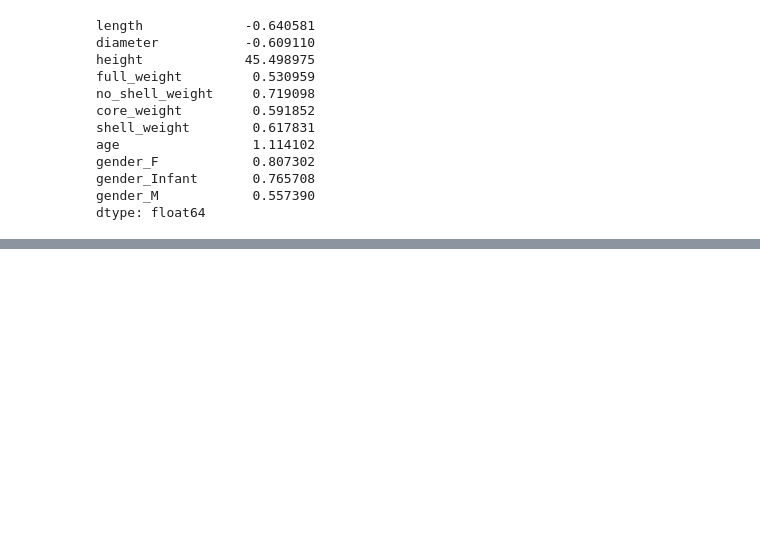
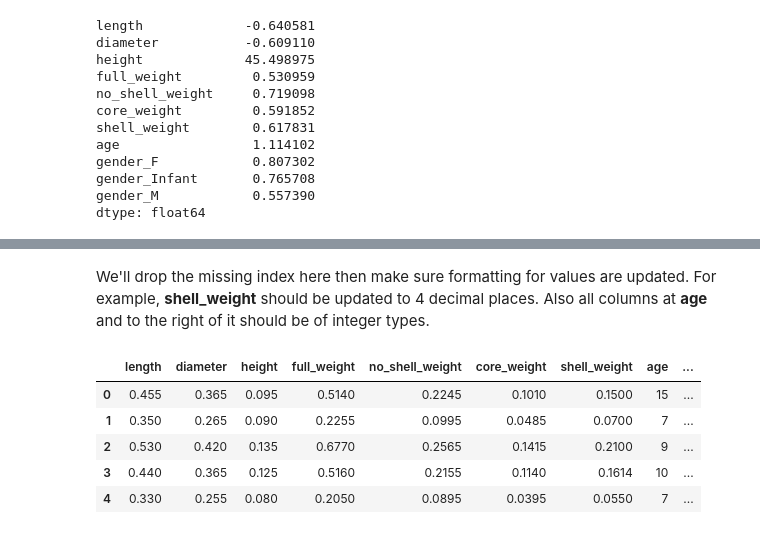
Before and after one commit to check4ismail/cs-502-predictive, a Jupyter notebook: assignment_6_snail_size/Assignment 6 - Snail Size.ipynb, the cells around one changed output, grey strips where cells are left out. Cells and saved outputs as stored; diff of their text form; code cells hidden in the pictures; blank space fills up the shorter version.

```diff
--- a/assignment_6_snail_size/Assignment 6 - Snail Size.ipynb
+++ b/assignment_6_snail_size/Assignment 6 - Snail Size.ipynb
@@ -161,0 +229,21 @@ dtype: float64
+# %% [markdown]
+We'll drop the missing index here then make sure formatting for values are updated. For example, **shell_weight** should be updated to 4 decimal places. Also all columns at **age** and to the right of it should be of integer types.
+# %%
+temp_df.drop(index=237, inplace=True)
+all_missing_indexes.drop(237)
+
+temp_df['shell_weight'] = temp_df['shell_weight'].apply(lambda x: np.round(x, decimals=4))
+temp_df['age'] = temp_df['age'].astype(int)
+temp_df['gender_F'] = temp_df['gender_F'].astype(int)
+temp_df['gender_Infant'] = temp_df['gender_Infant'].astype(int)
+temp_df['gender_M'] = temp_df['gender_M'].astype(int)
+
+updated_df = temp_df.copy()
+updated_df.head()
+# %% [output]
+|  | length | diameter | height | full_weight | no_shell_weight | core_weight | shell_weight | age | ... |
+| 0 | 0.455 | 0.365 | 0.095 | 0.5140 | 0.2245 | 0.1010 | 0.1500 | 15 | ... |
+| 1 | 0.350 | 0.265 | 0.090 | 0.2255 | 0.0995 | 0.0485 | 0.0700 | 7 | ... |
+| 2 | 0.530 | 0.420 | 0.135 | 0.6770 | 0.2565 | 0.1415 | 0.2100 | 9 | ... |
+| 3 | 0.440 | 0.365 | 0.125 | 0.5160 | 0.2155 | 0.1140 | 0.1614 | 10 | ... |
+| 4 | 0.330 | 0.255 | 0.080 | 0.2050 | 0.0895 | 0.0395 | 0.0550 | 7 | ... |
```
Also changed, not shown: parts of 17 cells of this notebook.
